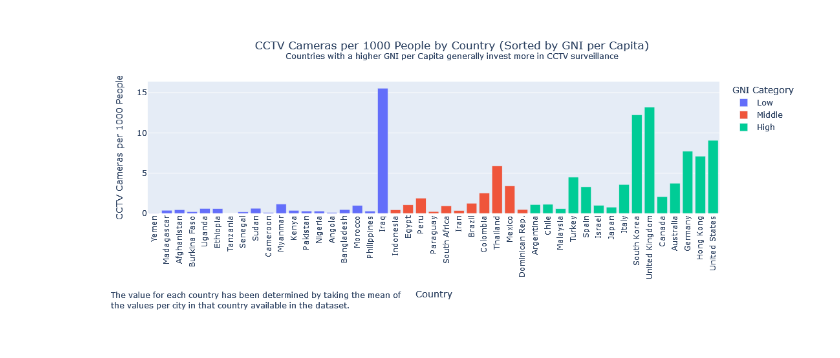
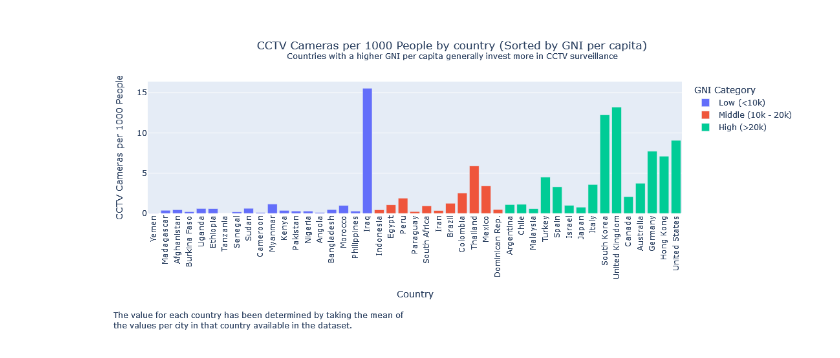
Before and after one commit to dejessias/Surveillance-Crime, a Jupyter notebook: _sources/docs/cameras_gdi_bargraph.ipynb, the cells around one changed output. Drawn from its saved outputs; the diff is of its cells as text; code cells hidden in the pictures.

```diff
--- a/_sources/docs/cameras_gdi_bargraph.ipynb
+++ b/_sources/docs/cameras_gdi_bargraph.ipynb
@@ -43,7 +43,7 @@ merged_df = merged_df[~merged_df['Country'].isin(excluded_countries)]
 
 # Categorize GNI per Capita into low, middle, high
 gni_bins = [0, 10000, 20000, float('inf')]
-gni_labels = ['Low', 'Middle', 'High']
+gni_labels = ['Low (<10k)', 'Middle (10k - 20k)', 'High (>20k)']
 merged_df['GNI Category'] = pd.cut(merged_df['Gross National Income Per Capita (2021)'], bins=gni_bins, labels=gni_labels)
 
 # Sort the merged data by GNI per Capita
@@ -57,36 +57,36 @@ fig = px.bar(
     color='GNI Category',
     hover_data=['# of CCTV Cameras', 'Gross National Income Per Capita (2021)'],
     labels={'CCTV Cameras per 1000 People': 'CCTV Cameras per 1000 People', 'Gross National Income Per Capita (2021)': 'GNI per Capita'},
-    title='CCTV Cameras per 1000 People by Country (Sorted by GNI per Capita)<br><sup>Countries with a higher GNI per Capita generally invest more in CCTV surveillance</sup>'
+    title='CCTV Cameras per 1000 People by country (Sorted by GNI per capita)<br><sup>Countries with a higher GNI per capita generally invest more in CCTV surveillance</sup>'
 )
 
 # Update the layout to improve readability
 fig.update_layout(
     xaxis_title='Country',
     yaxis_title='CCTV Cameras per 1000 People',
     xaxis_tickangle=-90,
     yaxis=dict(tickmode='linear', tick0=0, dtick=5),
     hovermode='closest',
     height = 500,
     title={
         'y':0.9,
         'x':0.5,
         'xanchor': 'center',
         'yanchor': 'top'
     },
     margin={'b': 196, 't': 100}
 )
 
-fig.add_annotation(x=-0.07, y=-0.80,
+fig.add_annotation(x=-0.07, y=-0.90,
                    xref="paper", yref="paper",
                    align='left',
                    xanchor='left', yanchor='bottom',
                    showarrow=False,
                    text='The value for each country has been determined by taking the mean of<br>'
                    + 'the values per city in that country available in the dataset.'
                   )
 
 # Show the plot
 fig.show()
 # %% [output]
-[figure, old version]
+[figure, new version]
```
Also changed, not shown: 17 other files.
